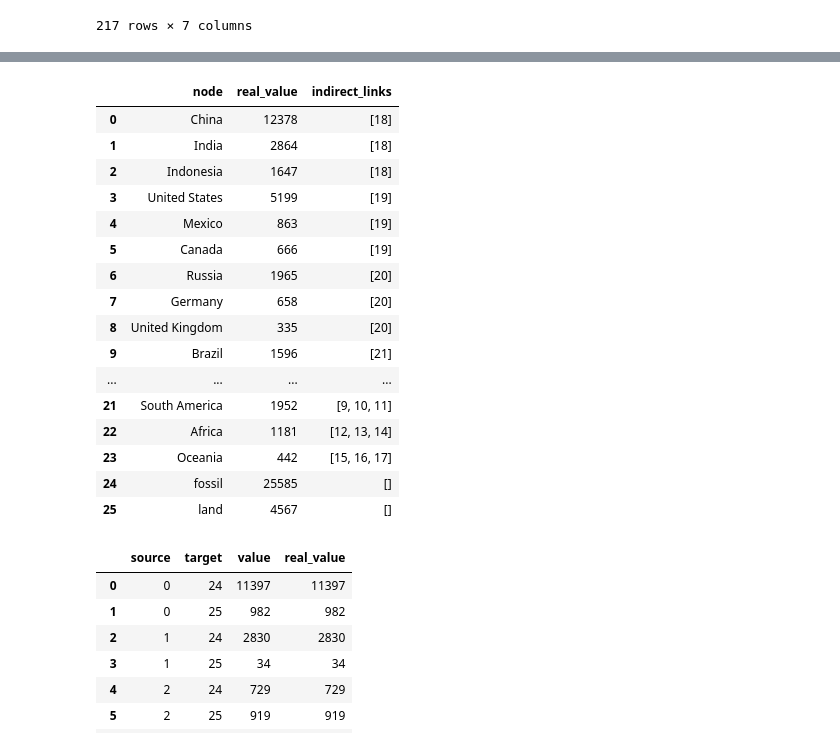
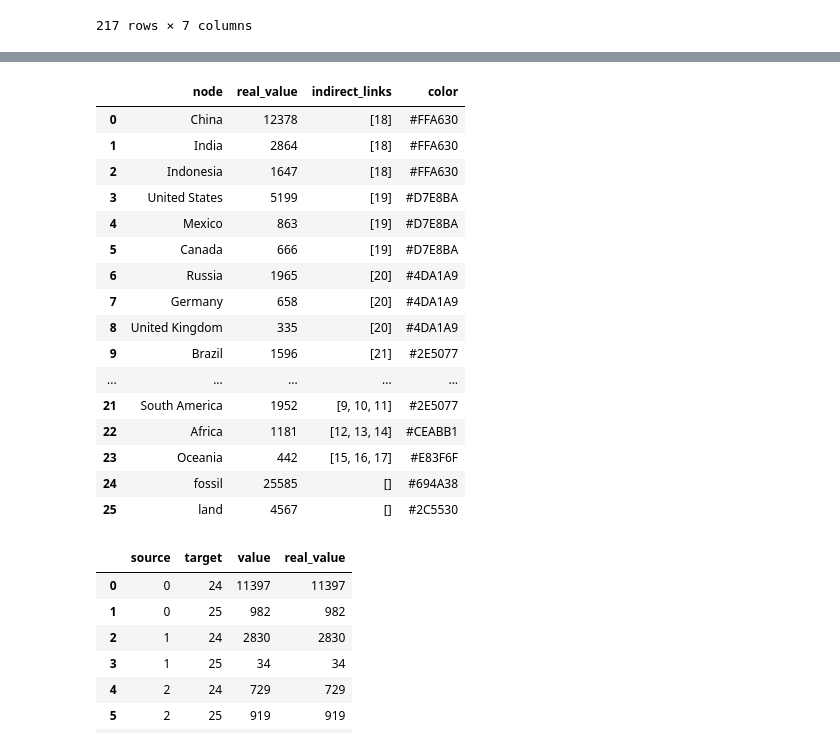
Before and after one commit to AndreStc21/Data_Visualization_Chart_Troopers, a Jupyter notebook: assignment_2/data_preparation.ipynb, the cells around one changed output, grey strips where cells are left out. Saved outputs shown, nothing was run; the diff lists cells and outputs as text; code cells hidden in the pictures.

Commit message:
-ASSIGNMENT 2 Colors no more hardcoded but selected in the data preparation

```diff
--- a/assignment_2/data_preparation.ipynb
+++ b/assignment_2/data_preparation.ipynb
@@ -81,34 +81,36 @@ df_emission_type
 | 15 | Australia | AUS | 2022 | 377 | -15 | 392 | Oceania | 1.0 | 15 | ... |
 | 16 | New Zealand | NZL | 2022 | 35 | 3 | 32 | Oceania | 2.0 | 3 | ... |
 | 17 | Papua New Guinea | PNG | 2022 | 30 | 23 | 8 | Oceania | 3.0 | 23 | ... |
+# %%
+colors = ['#FFA630', '#D7E8BA', '#4DA1A9', '#2E5077', '#CEABB1', '#E83F6F', '#694A38', '#2C5530']
 # %%
 nodes = []
 nodes_region = []
 for idx, row in df_emission_type.iterrows():
-    nodes.append(pd.DataFrame({'node': [row["Entity"]], 'real_value': [row['Annual CO2 emissions including land-use change']], 'indirect_links': [[idx//top_n+len(df_emission_type)]]}))
+    nodes.append(pd.DataFrame({'node': [row["Entity"]], 'real_value': [row['Annual CO2 emissions including land-use change']], 'indirect_links': [[idx//top_n+len(df_emission_type)]], 'color': [colors[idx//top_n]]}))
     if idx%top_n==0:
-        nodes_region.append(pd.DataFrame({'node': [row["Region"]], 'real_value': [row['Annual region CO2 emission']], 'indirect_links': [[idx, idx+1, idx+2]]}))
-nodes = pd.concat(nodes+nodes_region+[pd.DataFrame({'node': ['fossil'], 'real_value': [np.sum(df_emission_type['fossil'])], 'indirect_links': [[]]}), pd.DataFrame({'node': ['land'], 'real_value': [np.sum(df_emission_type['land'])], 'indirect_links': [[]]})], ignore_index=True)
+        nodes_region.append(pd.DataFrame({'node': [row["Region"]], 'real_value': [row['Annual region CO2 emission']], 'indirect_links': [[idx, idx+1, idx+2]], 'color': [colors[idx//top_n]]}))
+nodes = pd.concat(nodes+nodes_region+[pd.DataFrame({'node': ['fossil'], 'real_value': [np.sum(df_emission_type['fossil'])], 'indirect_links': [[]], 'color': [colors[-2]]}), pd.DataFrame({'node': ['land'], 'real_value': [np.sum(df_emission_type['land'])], 'indirect_links': [[]], 'color': [colors[-1]]})], ignore_index=True)
 nodes.to_csv('nodes.csv')
 nodes
 # %% [output]
-|  | node | real_value | indirect_links |
-| 0 | China | 12378 | [18] |
-| 1 | India | 2864 | [18] |
-| 2 | Indonesia | 1647 | [18] |
-| 3 | United States | 5199 | [19] |
-| 4 | Mexico | 863 | [19] |
-| 5 | Canada | 666 | [19] |
-| 6 | Russia | 1965 | [20] |
-| 7 | Germany | 658 | [20] |
-| 8 | United Kingdom | 335 | [20] |
-| 9 | Brazil | 1596 | [21] |
-| ... | ... | ... | ... |
-| 21 | South America | 1952 | [9, 10, 11] |
-| 22 | Africa | 1181 | [12, 13, 14] |
-| 23 | Oceania | 442 | [15, 16, 17] |
-| 24 | fossil | 25585 | [] |
-| 25 | land | 4567 | [] |
+|  | node | real_value | indirect_links | color |
+| 0 | China | 12378 | [18] | #FFA630 |
+| 1 | India | 2864 | [18] | #FFA630 |
+| 2 | Indonesia | 1647 | [18] | #FFA630 |
+| 3 | United States | 5199 | [19] | #D7E8BA |
+| 4 | Mexico | 863 | [19] | #D7E8BA |
+| 5 | Canada | 666 | [19] | #D7E8BA |
+| 6 | Russia | 1965 | [20] | #4DA1A9 |
+| 7 | Germany | 658 | [20] | #4DA1A9 |
+| 8 | United Kingdom | 335 | [20] | #4DA1A9 |
+| 9 | Brazil | 1596 | [21] | #2E5077 |
+| ... | ... | ... | ... | ... |
+| 21 | South America | 1952 | [9, 10, 11] | #2E5077 |
+| 22 | Africa | 1181 | [12, 13, 14] | #CEABB1 |
+| 23 | Oceania | 442 | [15, 16, 17] | #E83F6F |
+| 24 | fossil | 25585 | [] | #694A38 |
+| 25 | land | 4567 | [] | #2C5530 |
 # %%
 links = []
 links_region = []
```
Also changed, not shown: 2 other files.
